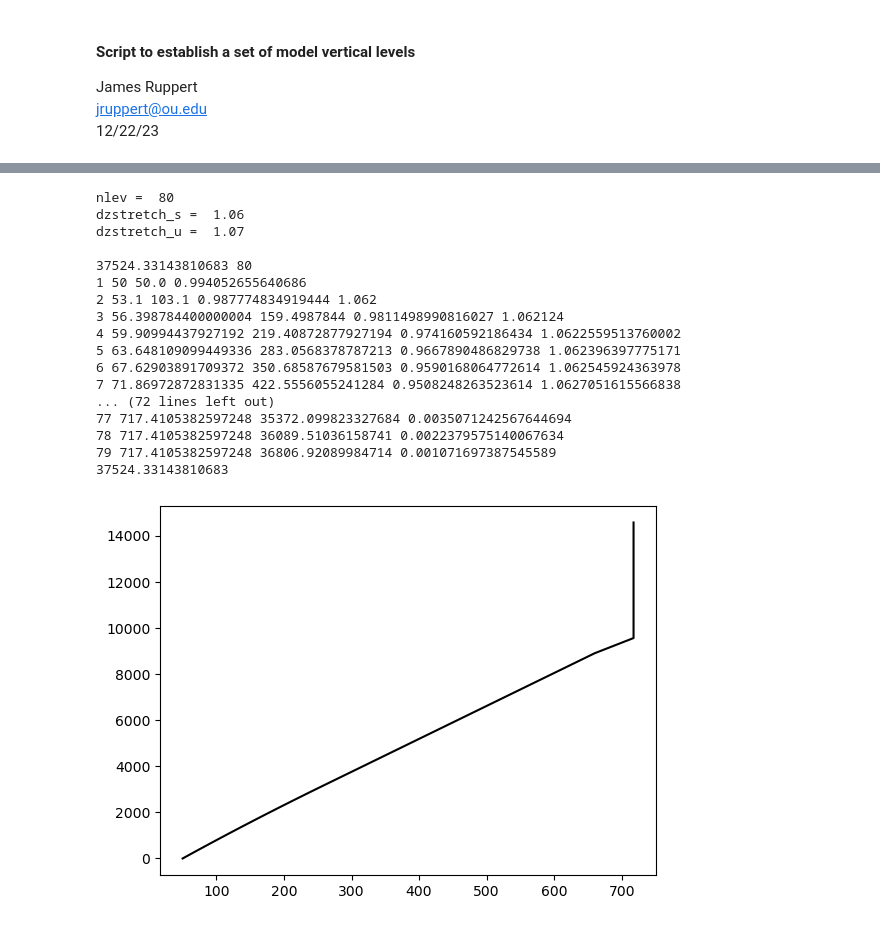
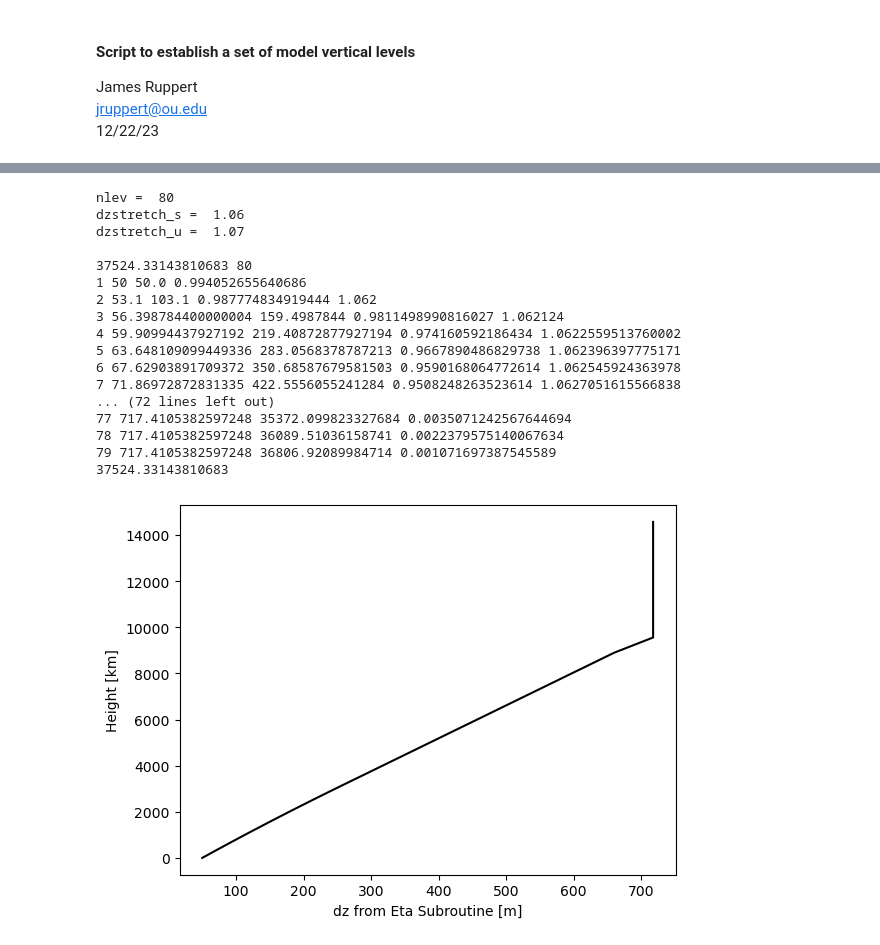
Before and after one commit to jhruppert/wrf-piccolo, a Jupyter notebook: vertical_levels.ipynb, the cells around one changed output, grey strips where cells are left out. Saved outputs shown, nothing was run; the diff lists cells and outputs as text; code cells hidden in the pictures.

```diff
--- a/vertical_levels.ipynb
+++ b/vertical_levels.ipynb
@@ -165,34 +165,36 @@ for idim in range(1):
     iztrop = np.min(np.where(zup > 15e3))
     if idim == 0:
         line='k'
     elif idim == 1:
         line='g'
     elif idim == 2:
         line='b'
     elif idim == 3:
         line='r'
     elif idim == 4:
         line='m'
     plt.plot(dz_sav[0:iztrop],zup[0:iztrop], line)
+    plt.xlabel("dz from Eta Subroutine [m]")
+    plt.ylabel("Height [km]")
 # %% [output]
 nlev =  80
 dzstretch_s =  1.06
 dzstretch_u =  1.07
 
 37524.33143810683 80
 1 50 50.0 0.994052655640686
 2 53.1 103.1 0.987774834919444 1.062
 3 56.398784400000004 159.4987844 0.9811498990816027 1.062124
 4 59.90994437927192 219.40872877927194 0.974160592186434 1.0622559513760002
 5 63.648109099449336 283.0568378787213 0.9667890486829738 1.062396397775171
 6 67.62903891709372 350.68587679581503 0.9590168064772614 1.062545924363978
 7 71.86972872831335 422.5556055241284 0.9508248263523614 1.0627051615566838
 ... (72 lines left out)
 77 717.4105382597248 35372.099823327684 0.0035071242567644694
 78 717.4105382597248 36089.51036158741 0.0022379575140067634
 79 717.4105382597248 36806.92089984714 0.001071697387545589
 37524.33143810683
-[figure, old version]
+[figure, new version]
 # %%
 # # Compute eta
 #          CALL levels(kte-1, p_top, znw, max_dz, dzbot, dzstretch_s, dzstretch_u, r_d, g )
```
Also changed, not shown: parts of 1 cell of this notebook, 1 other file.
